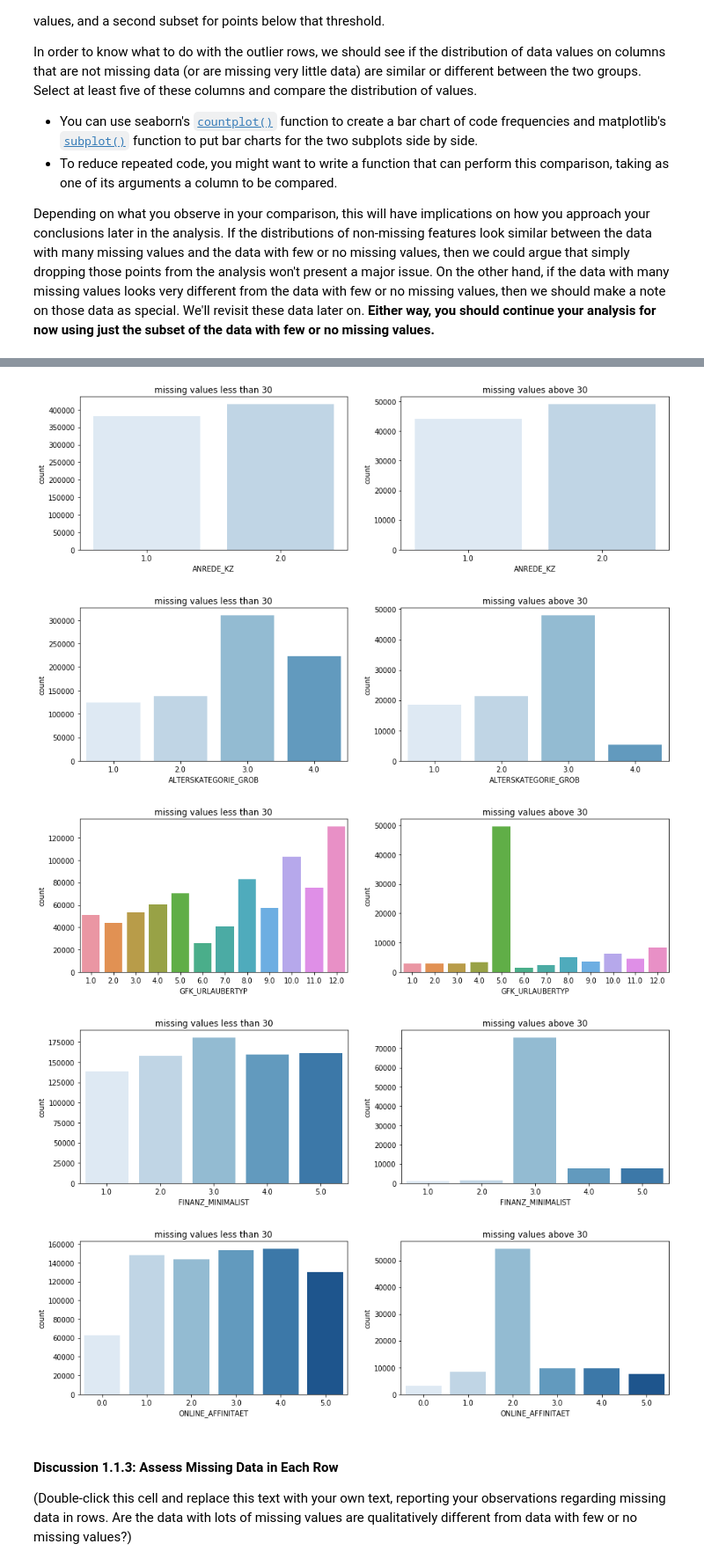
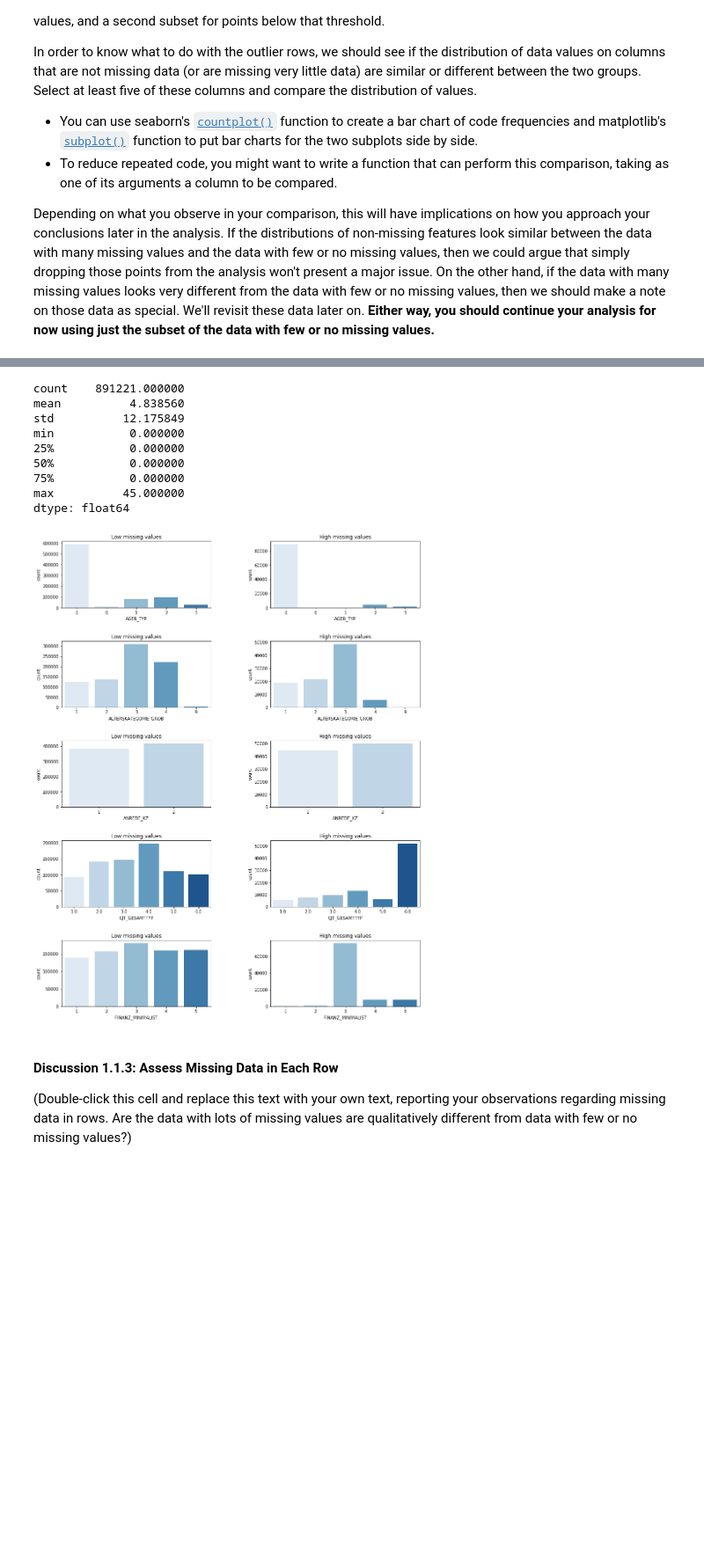
Before and after one commit to aalsudairi/Identify_Customer_Segments, a Jupyter notebook: Identify_Customer_Segments.ipynb, the cells around one changed output, grey strips where cells are left out. Shown at 88% size. Saved outputs shown, nothing was run; the diff lists cells and outputs as text; code cells hidden in the pictures; blank space fills up the shorter version.

```diff
--- a/Identify_Customer_Segments.ipynb
+++ b/Identify_Customer_Segments.ipynb
@@ -247,36 +209,40 @@ plt.show()
+# %%
+missing_row.describe()
+# %% [output]
+count    891221.000000
+mean          4.838560
+std          12.175849
+min           0.000000
+25%           0.000000
+50%           0.000000
+75%           0.000000
+max          45.000000
+dtype: float64
 # %%
 # Write code to divide the data into two subsets based on the number of missing
 # values in each row.
-missing_values_more_30 = azdias[missing_values_row >=30]
-missing_values_less_30 = azdias[missing_values_row < 30]
+
+azdias_low_missing_values = azdias[missing_row<20]
+azdias_high_missing_values = azdias[missing_row>=20]
-# %%
-# Compare the distribution of values for at least five columns where there are
-# no or few missing values, between the two subsets.
-def plot_dist(column):
-    fig, (ax1, ax2) = plt.subplots(1, 2)
-    fig.set_figwidth(15)
-    ax1.set_title('missing values less than 30')
-    sns.countplot(azdias.loc[missing_values_less_30.index,column],ax=ax1)
-    sns.set_palette("Blues")
-
-    ax2.set_title('missing values above 30')
-    sns.countplot(azdias.loc[missing_values_more_30.index,column],ax=ax2)
-    sns.set_palette("Blues")
-
-    plt.show()
-
-
-plot_dist('ANREDE_KZ')
-plot_dist('ALTERSKATEGORIE_GROB')
-plot_dist('GFK_URLAUBERTYP')
-plot_dist('FINANZ_MINIMALIST')
-plot_dist('ONLINE_AFFINITAET')
-# %% [output]
-[figure, removed]
-[figure, removed]
-[figure, removed]
-[figure, removed]
-[figure, removed]
+# %%
+# Compare the distribution of values for at least five columns where there are
+# no or few missing values, between the two subsets.
+
+def plot_comparetion(low_missing_values,high_missing_values):
+    figure, axs = plt.subplots(nrows=len(azdias.columns[0:5]), ncols=2, figsize = (15,20))
+    figure.subplots_adjust(hspace = 0.5, wspace=.4)
+    row = 0
+    for column_index in azdias.columns[0:5]:
+        sns.set_palette("Blues")
+        sns.countplot(low_missing_values[column_index], ax=axs[row][0])
+        axs[row][0].set_title('Low missing values')
+        sns.countplot(high_missing_values[column_index], ax=axs[row][1])
+        axs[row][1].set_title('High missing values')
+        row += 1
+# %%
+plot_comparetion(azdias_low_missing_values, azdias_high_missing_values)
+# %% [output]
+[figure, added]
 # %% [markdown]
 #### Discussion 1.1.3: Assess Missing Data in Each Row
 
```
Also changed, not shown: parts of 90 cells of this notebook.
